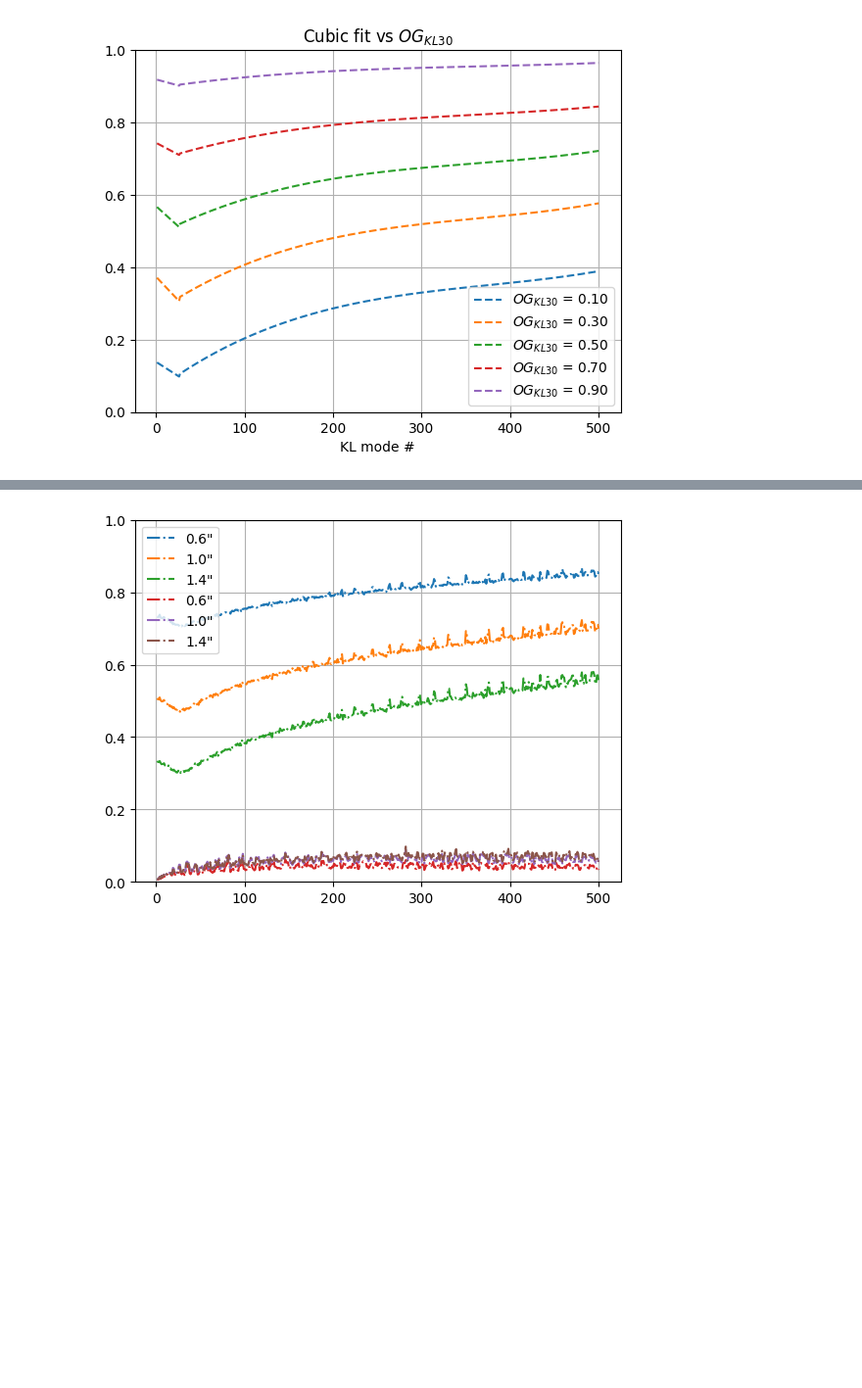
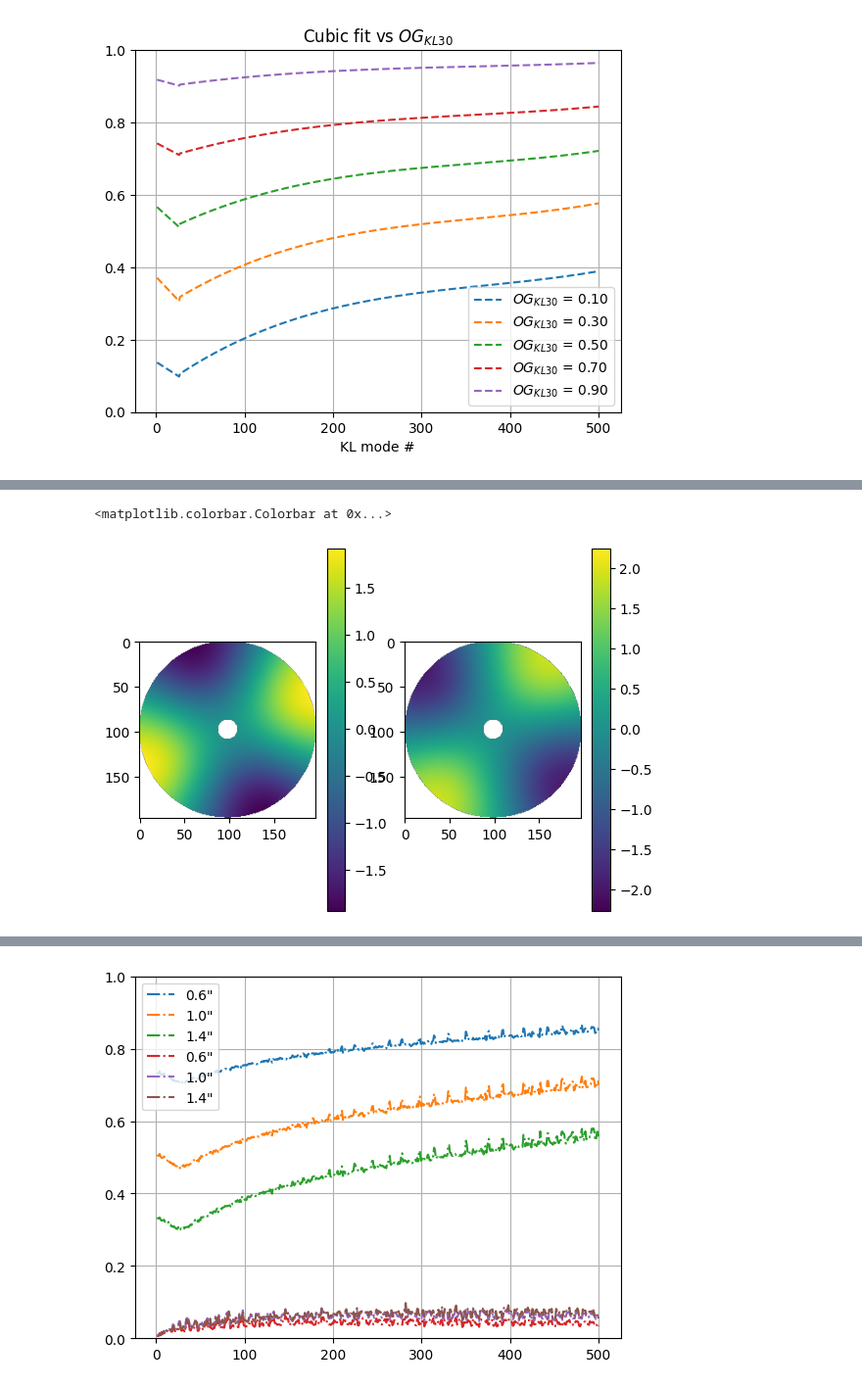
Before and after one commit to Menessao/SPECULA, a Jupyter notebook: config/ErrorBudget/LBTplots.ipynb, the cells around one changed output, grey strips where cells are left out. Shown at 98% size. Cells and saved outputs as stored; diff of their text form; code cells hidden in the pictures; blank space fills up the shorter version.

```diff
--- a/config/ErrorBudget/LBTplots.ipynb
+++ b/config/ErrorBudget/LBTplots.ipynb
@@ -216,0 +267,18 @@ def show2d_slopes(slopes,npix=120,normalize:bool=False,title='',vmin=None,vmax=N
+# %%
+img = np.zeros(lbtpup.shape)
+img[lbtpup.astype(bool)] = kl[:,4]
+img = np.ma.masked_array(img,mask=(1-lbtpup).astype(bool))
+
+rot_img = rotate(img,angle=30,reshape=False)
+rot_img = np.ma.masked_array(rot_img,mask=(1-lbtpup).astype(bool))
+
+plt.figure()
+plt.subplot(1,2,1)
+plt.imshow(img)
+plt.colorbar()
+plt.subplot(1,2,2)
+plt.imshow(rot_img)
+plt.colorbar()
+# %% [output]
+<matplotlib.colorbar.Colorbar at 0x...>
+[figure, added]
```
Also changed, not shown: parts of 13 cells of this notebook, 4 other files.
